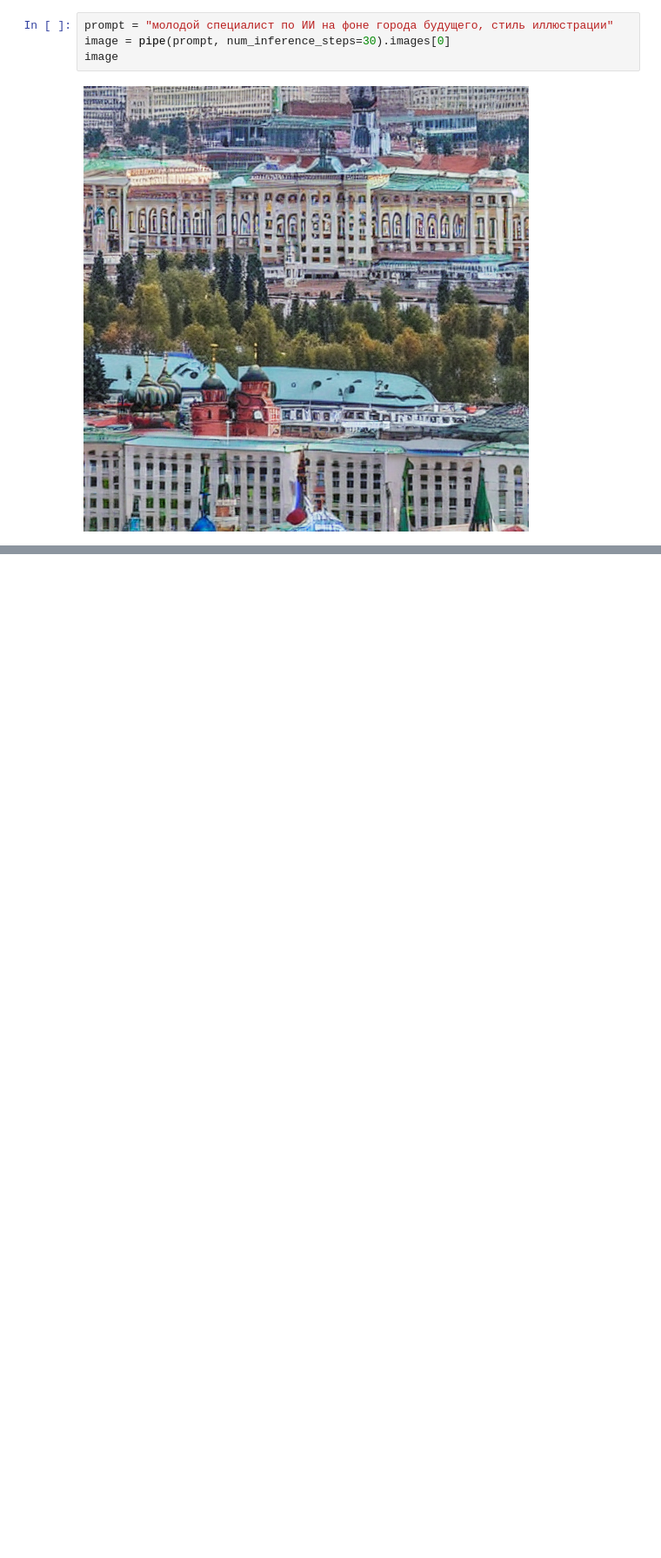
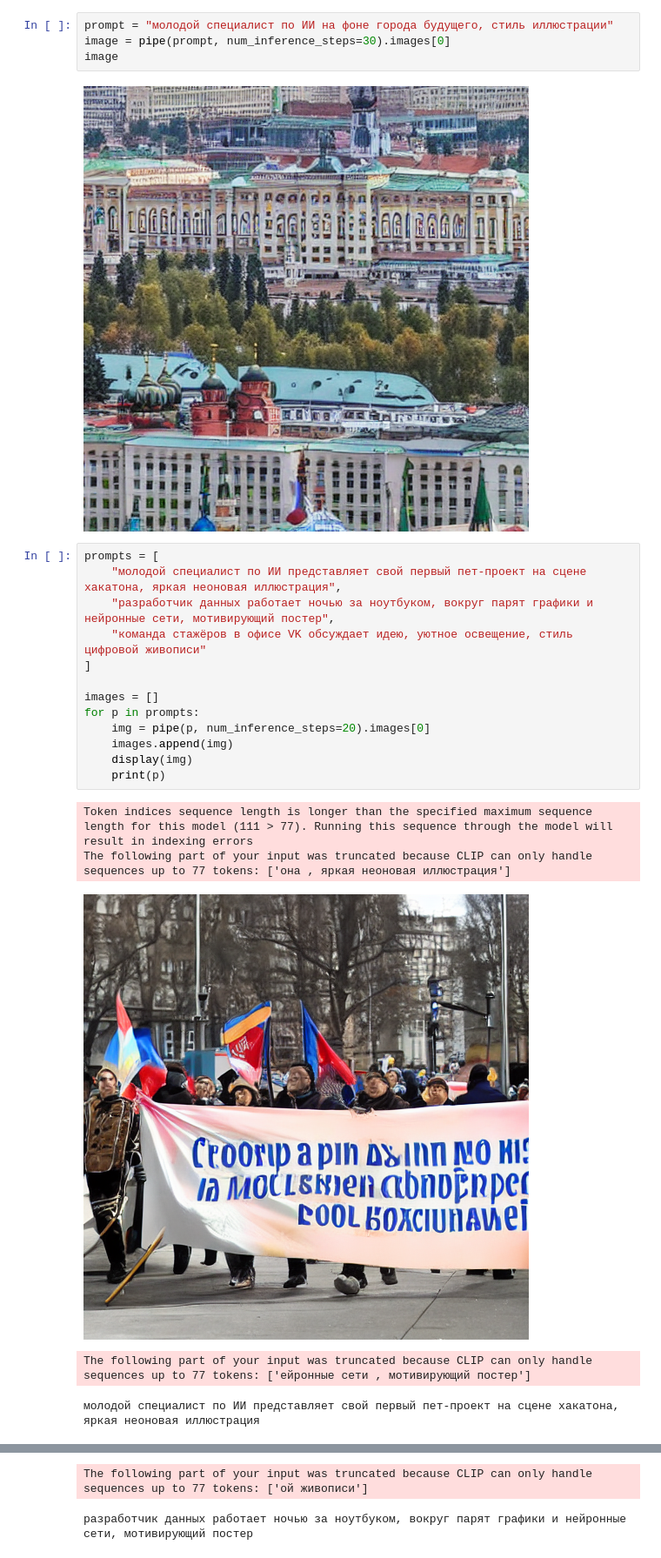
Before and after one commit to desve/vk-text-to-image-demo, a Jupyter notebook: 02_baseline_text2image.ipynb, the cells around one changed output, grey strips where cells are left out. Shown at 87% size. Saved outputs shown, nothing was run; the diff lists cells and outputs as text; blank space fills up the shorter version.

```diff
--- a/02_baseline_text2image.ipynb
+++ b/02_baseline_text2image.ipynb
@@ -20,3 +20,22 @@ image = pipe(prompt, num_inference_steps=30).images[0]
 image
 # %% [output]
 [figure]
+# %%
+prompts = [
+    "молодой специалист по ИИ представляет свой первый пет-проект на сцене хакатона, яркая неоновая иллюстрация",
+    "разработчик данных работает ночью за ноутбуком, вокруг парят графики и нейронные сети, мотивирующий постер",
+    "команда стажёров в офисе VK обсуждает идею, уютное освещение, стиль цифровой живописи"
+]
+
+images = []
+for p in prompts:
+    img = pipe(p, num_inference_steps=20).images[0]
+    images.append(img)
+    display(img)
+    print(p)
+# %% [output]
+Token indices sequence length is longer than the specified maximum sequence length for this model (111 > 77). Running this sequence through the model will result in indexing errors
+The following part of your input was truncated because CLIP can only handle sequences up to 77 tokens: ['она , яркая неоновая иллюстрация']
+[figure, added]
+The following part of your input was truncated because CLIP can only handle sequences up to 77 tokens: ['ейронные сети , мотивирующий постер']
+молодой специалист по ИИ представляет свой первый пет-проект на сцене хакатона, яркая неоновая иллюстрация
@@ -22,0 +43,2 @@ image
+The following part of your input was truncated because CLIP can only handle sequences up to 77 tokens: ['ой живописи']
+разработчик данных работает ночью за ноутбуком, вокруг парят графики и нейронные сети, мотивирующий постер
```
Also changed, not shown: parts of 1 cell of this notebook.
